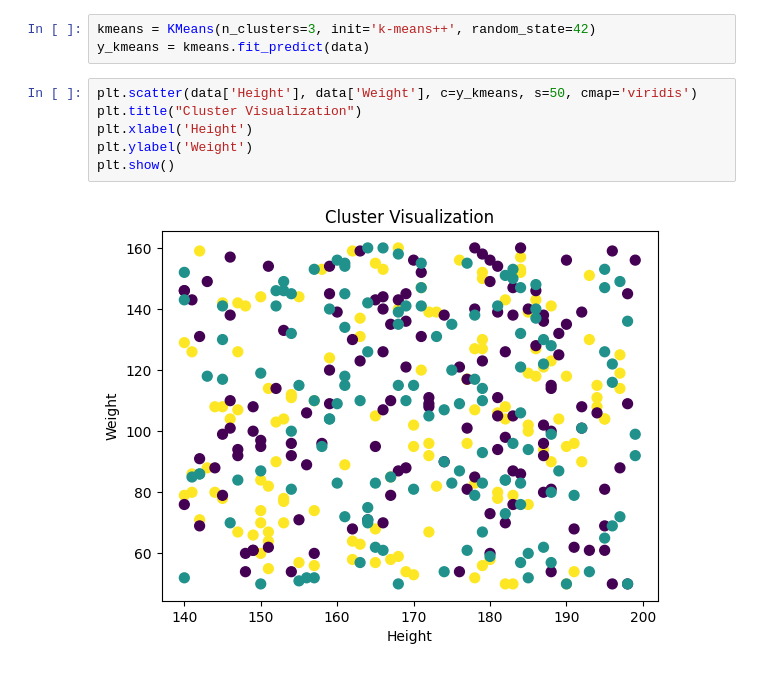
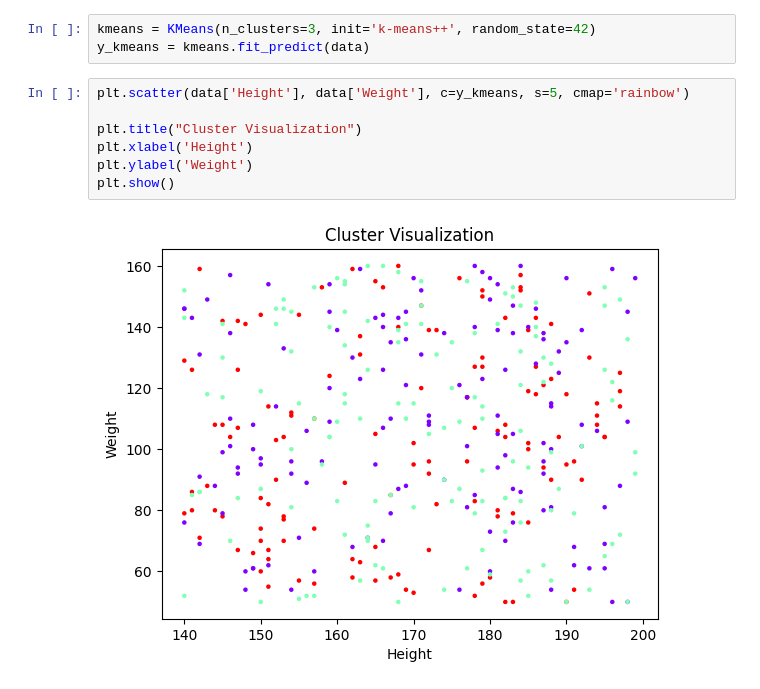
Before and after one commit to Bbrnn/engage_datascience_ai_ml, a Jupyter notebook: UnsupervisedLearning.ipynb, the cells around one changed output. Saved outputs shown, nothing was run; the diff lists cells and outputs as text.

```diff
--- a/UnsupervisedLearning.ipynb
+++ b/UnsupervisedLearning.ipynb
@@ -296,10 +296,11 @@ plt.show()
 kmeans = KMeans(n_clusters=3, init='k-means++', random_state=42)
 y_kmeans = kmeans.fit_predict(data)
 # %%
-plt.scatter(data['Height'], data['Weight'], c=y_kmeans, s=50, cmap='viridis')
+plt.scatter(data['Height'], data['Weight'], c=y_kmeans, s=5, cmap='rainbow')
+
 plt.title("Cluster Visualization")
 plt.xlabel('Height')
 plt.ylabel('Weight')
 plt.show()
 # %% [output]
-[figure, old version]
+[figure, new version]
```
